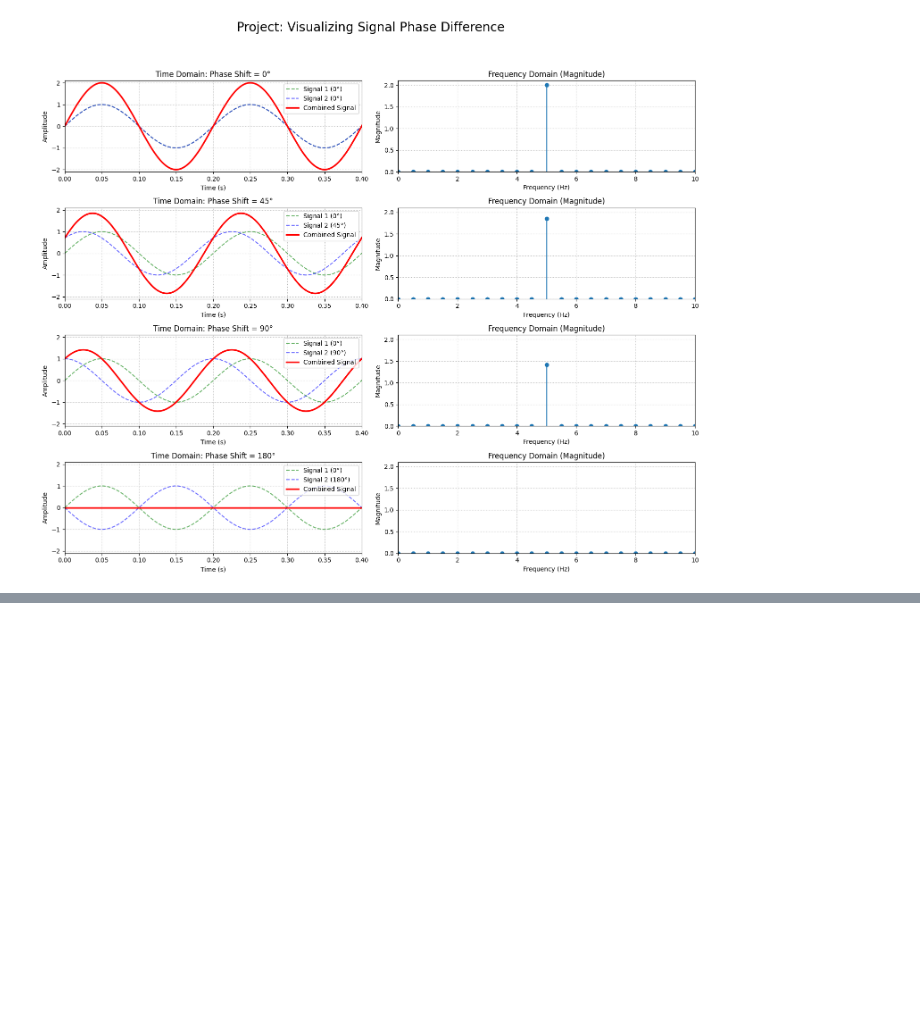
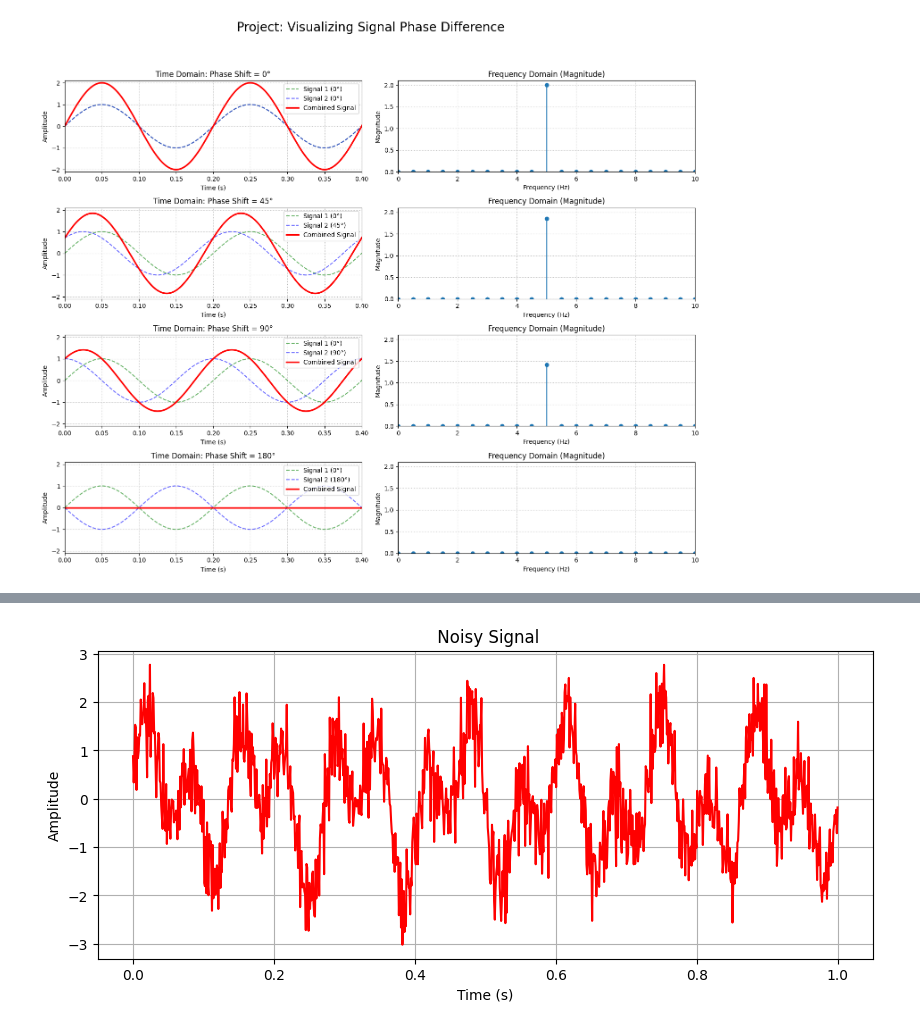
Before and after one commit to Mahdi-Miri/Signal_Proccesing, a Jupyter notebook: Signal_Proccesing.ipynb, the cells around one changed output, grey strips where cells are left out. Drawn from its saved outputs; the diff is of its cells as text; code cells hidden in the pictures; blank space fills up the shorter version.

```diff
--- a/Signal_Proccesing.ipynb
+++ b/Signal_Proccesing.ipynb
@@ -278,0 +284,17 @@ if __name__ == "__main__":
+# %%
+np.random.seed(0)
+# Generate Gaussian noise.
+noise = np.random.normal(0, 0.5, signal_clean.shape)
+# Create the noisy signal.
+signal_noisy = signal_clean + noise
+
+# Visualize the result of Step 2
+plt.figure(figsize=(10, 4))
+plt.plot(t, signal_noisy, color='r')
+plt.title(' Noisy Signal')
+plt.xlabel('Time (s)')
+plt.ylabel('Amplitude')
+plt.grid(True)
+plt.show()
+# %% [output]
+[figure, added]
```
Also changed, not shown: parts of 13 cells of this notebook.
